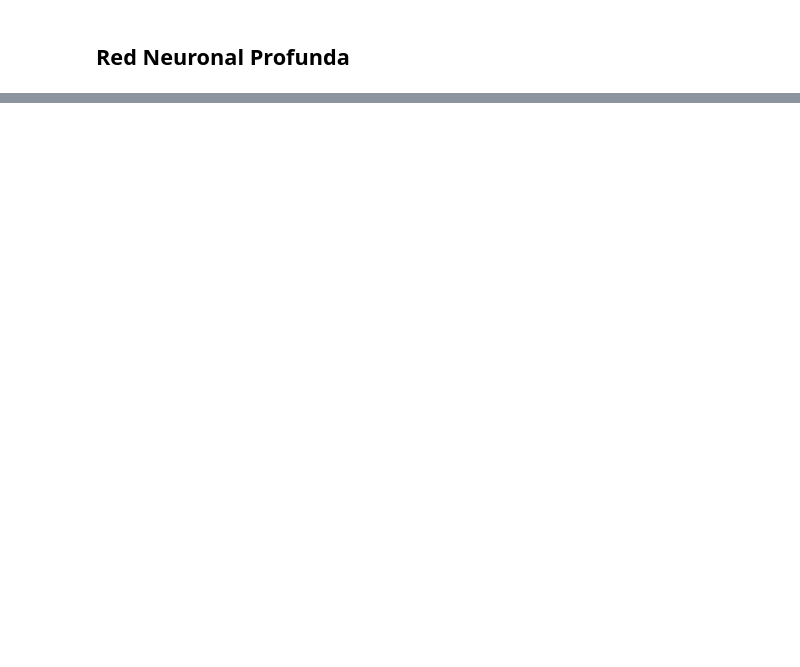
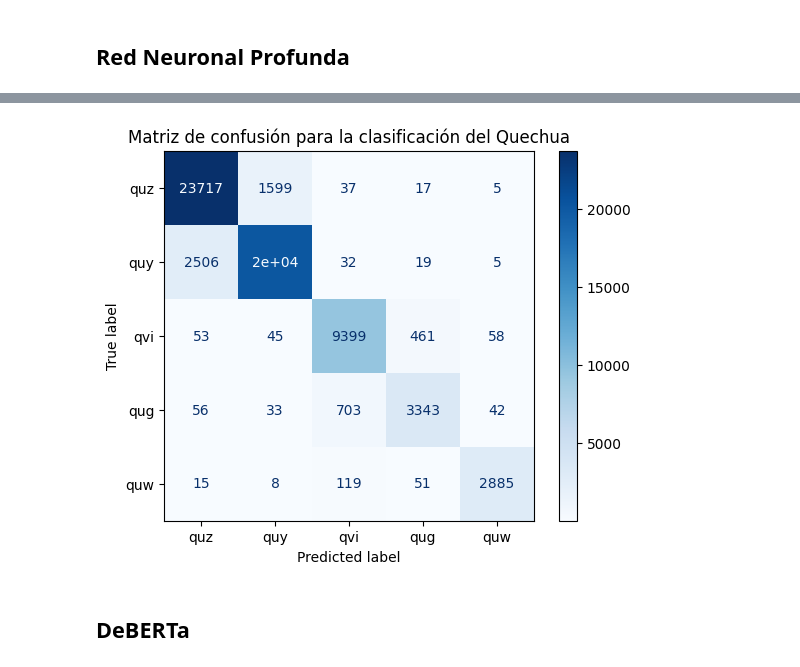
Before and after one commit to wChris7s/pfc2_nlp, a Jupyter notebook: pfc2_quechua_dialect_detection.ipynb, the cells around one changed output, grey strips where cells are left out. Cells and saved outputs as stored; diff of their text form; code cells hidden in the pictures; blank space fills up the shorter version.

Commit message:
add bert and deberta models, and cleaned one-hot encoding corpus

```diff
--- a/pfc2_quechua_dialect_detection.ipynb
+++ b/pfc2_quechua_dialect_detection.ipynb
@@ -356,0 +351,4 @@ y = df_quechua_labeled[["quy", "quw", "qvi", "qug", "quz"]].values
+# %%
+# X = df_quechua['Sentence']
+X = np.array([get_sentence_embedding(text) for text in df_quechua['Sentence']])
+y = df_quechua[['quz', 'quy', 'qvi', 'qug', 'quw']].values
@@ -459,0 +360,25 @@ weighted avg       0.90      0.89      0.89     65315
+# %%
+class QuechuaNN(Model):
+    def __init__(self):
+        super(QuechuaNN, self).__init__()
+        self.fc1 = Dense(128, activation='relu', input_shape=(300,))
+        self.fc2 = Dense(64, activation='relu')
+        self.fc3 = Dense(5, activation='softmax')
+
+    def call(self, x):
+        x = self.fc1(x)
+        x = self.fc2(x)
+        x = self.fc3(x)
+        return x
+# %%
+model = QuechuaNN()
+# %%
+model.compile(optimizer='adam',
+              loss='categorical_crossentropy',
+              metrics=['accuracy'])
+
+history = model.fit(X_train, y_train,
+                    epochs=20,
+                    batch_size=32,
+                    validation_split=0.2,
+                    verbose=1)
@@ -459,0 +403,14 @@ weighted avg       0.90      0.89      0.89     65315
+# %%
+test_loss, test_accuracy = model.evaluate(X_test, y_test, verbose=0)
+print(f"Test Accuracy: {test_accuracy:.4f}")
+
+y_pred = model.predict(X_test)
+y_pred_classes = np.argmax(y_pred, axis=1)
+y_test_classes = np.argmax(y_test, axis=1)
+
+cm = confusion_matrix(y_test_classes, y_pred_classes)
+disp = ConfusionMatrixDisplay(confusion_matrix=cm, display_labels=['quz', 'quy', 'qvi', 'qug', 'quw'])
+disp.plot(cmap='Blues')
+plt.title('Matriz de confusión para la clasificación del Quechua')
+plt.show()
+# %% [output]
@@ -459,0 +419 @@ weighted avg       0.90      0.89      0.89     65315
+[figure, added]
@@ -459,0 +427,2 @@ weighted avg       0.90      0.89      0.89     65315
+# %% [markdown]
+## DeBERTa
```
Also changed, not shown: parts of 53 cells of this notebook, 3 other files.
